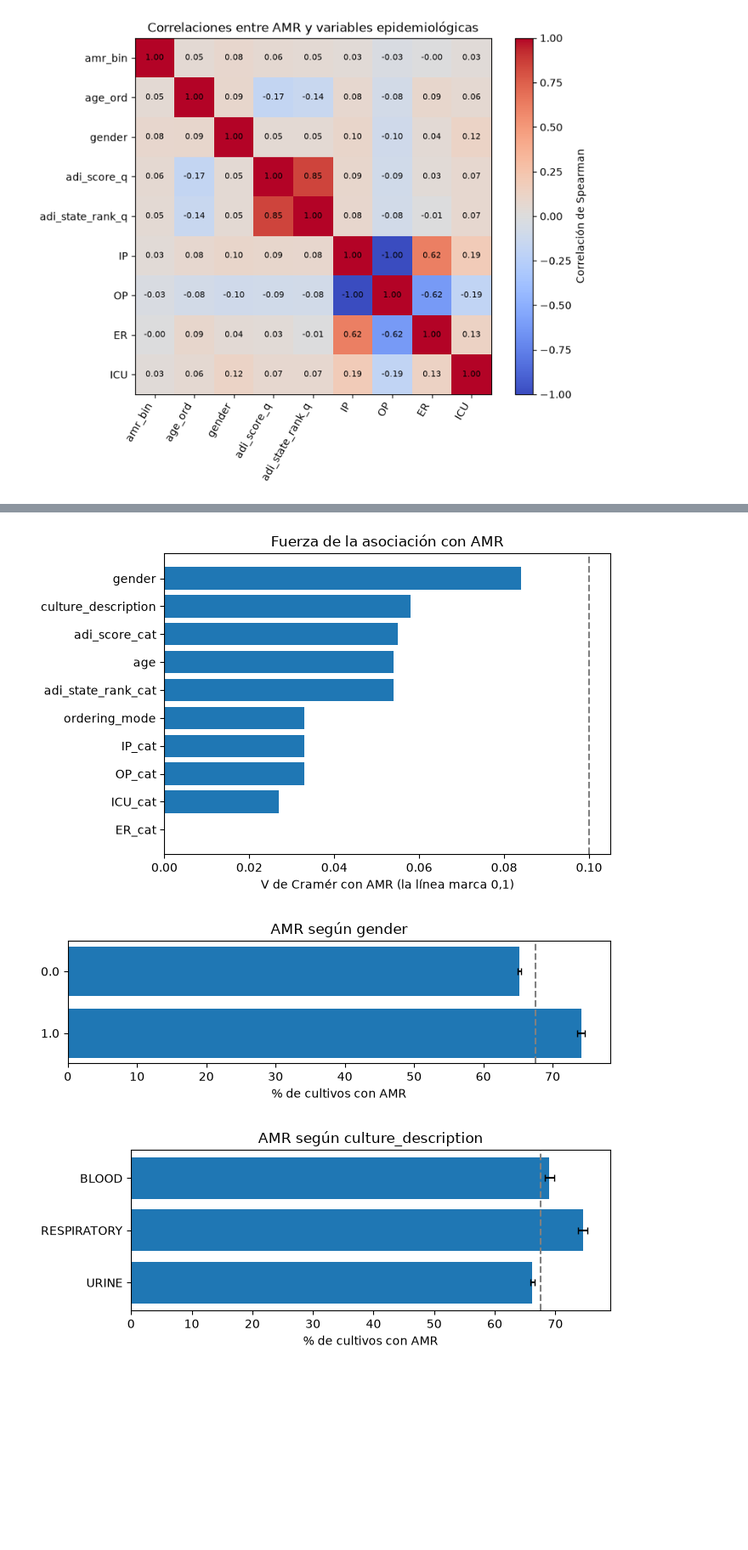
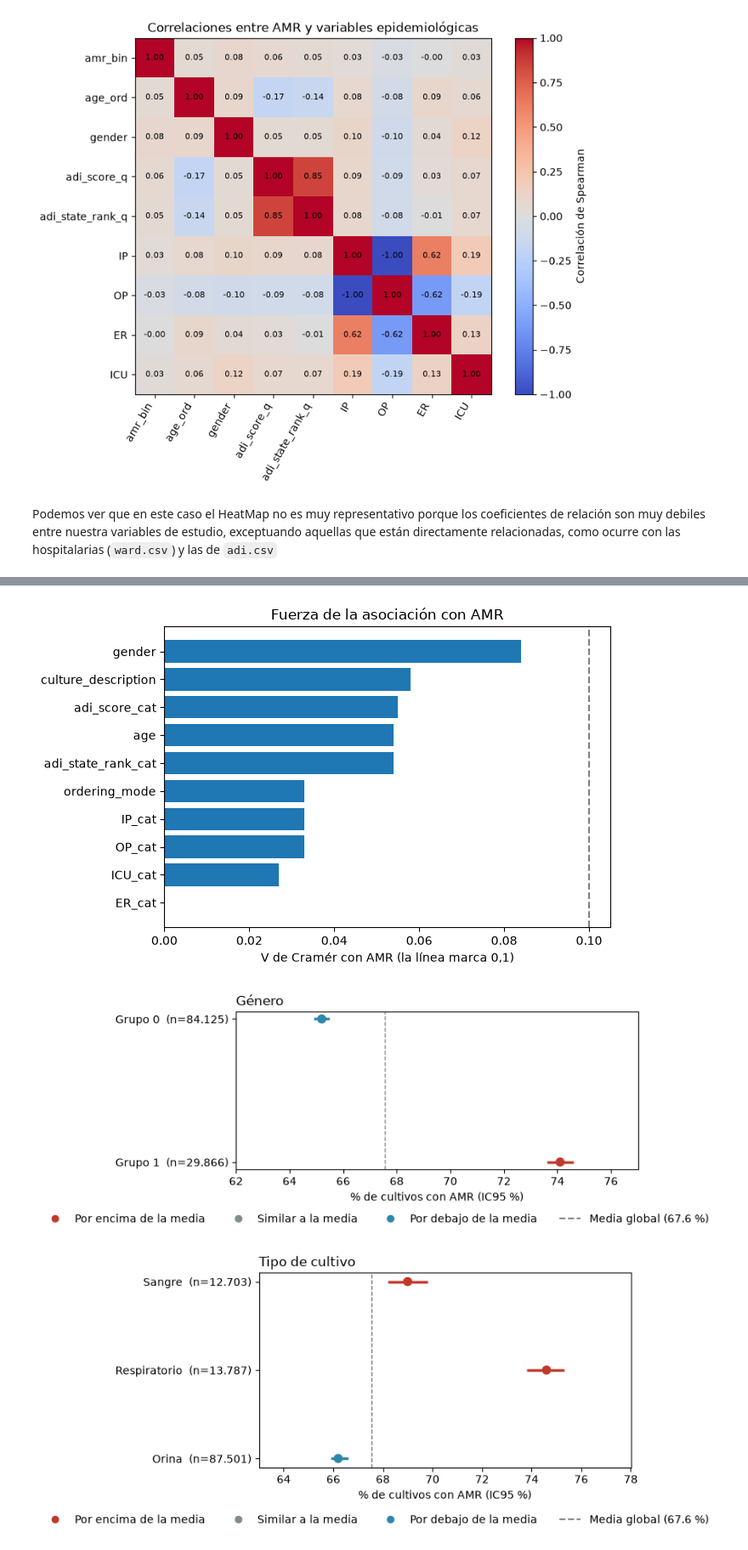
Before and after one commit to jorgeshzhndz/Resistencia_Antibioticos, a Jupyter notebook: notebooks/memoria.ipynb, the cells around one changed output, grey strips where cells are left out. Shown at 85% size. Drawn from its saved outputs; the diff is of its cells as text; code cells hidden in the pictures; blank space fills up the shorter version.

```diff
--- a/notebooks/memoria.ipynb
+++ b/notebooks/memoria.ipynb
@@ -1129,3 +1133,23 @@ grupo_resistencias
 3-9         22171
 10 o más     4616
 Name: count, dtype: int64
+# %%
+print("Representación gráfica de resistencias por paciente:")
+conteo = pac["grupo_resistencias"].value_counts().sort_index()
+pct = conteo / conteo.sum() * 100
+
+fig, ax = plt.subplots(figsize=(8, 5))
+barras = ax.bar(conteo.index.astype(str), pct, color="#2E86AB")
+barras[-1].set_color("#C0392B")      # destaca el grupo con más carga (≥10)
+
+for b, n, p in zip(barras, conteo, pct):
+    ax.text(b.get_x() + b.get_width() / 2, p + 0.6,
+            f"{p:.1f} %\n(n={n:,})".replace(",", "."),
+            ha="center", va="bottom", fontsize=11)
+
+ax.set_ylim(0, pct.max() * 1.2)
+ax.set_xlabel("Combinaciones resistentes por paciente")
+ax.set_ylabel("% de pacientes")
+ax.set_title("El 41 % de los pacientes acumula 3 o más combinaciones resistentes")
+plt.tight_layout()
+plt.show()
@@ -1355,6 +1476,8 @@ OP                  -0.033   -0.033
 ICU                  0.027    0.027
 ER                  -0.000   -0.000
 [figure]
+# %% [markdown]
+Podemos ver que en este caso el HeatMap no es muy representativo porque los coeficientes de relación son muy debiles entre nuestra variables de estudio, exceptuando aquellas que están directamente relacionadas, como ocurre con las hospitalarias (``ward.csv``) y las de ``adi.csv``
 # %%
 
 # ---------------------------------------------------------------
@@ -1362,6 +1485,11 @@ ER                  -0.000   -0.000
 # ---------------------------------------------------------------
 
 dfc["ordering_bin"] = (dfc["ordering_mode"] == "Outpatient").astype(int)
+
+for c in ["IP", "OP", "ER", "ICU"]:
+    dfc[c + "_cat"] = dfc[c].map({0: "No", 1: "Sí"})
+
+set_data(dfc)    # vuelve a enlazar los datos con utils.amr_def
 
 # Versiones numéricas para calcular Spearman con AMR
 version_num = {
@@ -1484,32 +1612,32 @@ ax.barh(r["variable"], r["cramers_v"])
 ax.axvline(0.1, ls="--", color="gray")
 
 ax.set_xlabel("V de Cramér con AMR (la línea marca 0,1)")
 ax.set_title("Fuerza de la asociación con AMR")
 
 plt.tight_layout()
 plt.show()
 
 
 # ---------------------------------------------------------------
 # GRÁFICOS DE PREVALENCIA DE AMR CON IC95%
 # Para las 4 variables con mayor V de Cramér
 # ---------------------------------------------------------------
 
 for v in resumen["variable"].head(4):
     plot_amr(v)
 # %% [output]
 TABLA RESUMEN: asociación de cada variable con AMR
            variable         bloque    tipo                    AMR más baja [IC95%]                   AMR más alta [IC95%]  dif_pp  cramers_v  spearman p_chi2  magnitud
              gender    demográfico binaria                 0.0: 65.2 % [64.9-65.5]                1.0: 74.1 % [73.6-74.6]     8.9      0.084     0.084 <0.001 muy débil
 culture_description        clínico nominal               URINE: 66.2 % [65.9-66.6]        RESPIRATORY: 74.6 % [73.8-75.3]     8.4      0.058       NaN <0.001 muy débil
       adi_score_cat socioeconómico ordinal Least Deprived (Q1): 65.1 % [64.6-65.6] Most Deprived (Q5): 73.1 % [72.4-73.8]     8.0      0.055     0.056 <0.001 muy débil
                 age    demográfico ordinal         18-24 years: 62.1 % [61.1-63.1]        75-84 years: 69.7 % [69.0-70.3]     7.6      0.054     0.048 <0.001 muy débil
  adi_state_rank_cat socioeconómico ordinal Least Deprived (Q1): 66.2 % [65.8-66.6] Most Deprived (Q5): 75.0 % [73.9-76.2]     8.8      0.054     0.054 <0.001 muy débil
       ordering_mode   hospitalario binaria          Outpatient: 65.8 % [65.4-66.2]          Inpatient: 68.9 % [68.6-69.3]     3.1      0.033    -0.033 <0.001 muy débil
              IP_cat   hospitalario binaria                  No: 65.8 % [65.4-66.2]                 Sí: 68.9 % [68.6-69.3]     3.1      0.033     0.033 <0.001 muy débil
              OP_cat   hospitalario binaria                  Sí: 65.8 % [65.4-66.2]                 No: 68.9 % [68.6-69.3]     3.1      0.033    -0.033 <0.001 muy débil
             ICU_cat   hospitalario binaria                  No: 67.3 % [67.0-67.6]                 Sí: 73.4 % [72.1-74.6]     6.1      0.027     0.027 <0.001 muy débil
              ER_cat   hospitalario binaria                  Sí: 67.5 % [67.1-68.0]                 No: 67.6 % [67.2-67.9]     0.1      0.000    -0.000  0.981 muy débil
 [figure]
-[figure, old version]
+[figure, new version]
-[figure, old version]
+[figure, new version]
```
Also changed, not shown: parts of 31 cells of this notebook, 3 other files.
